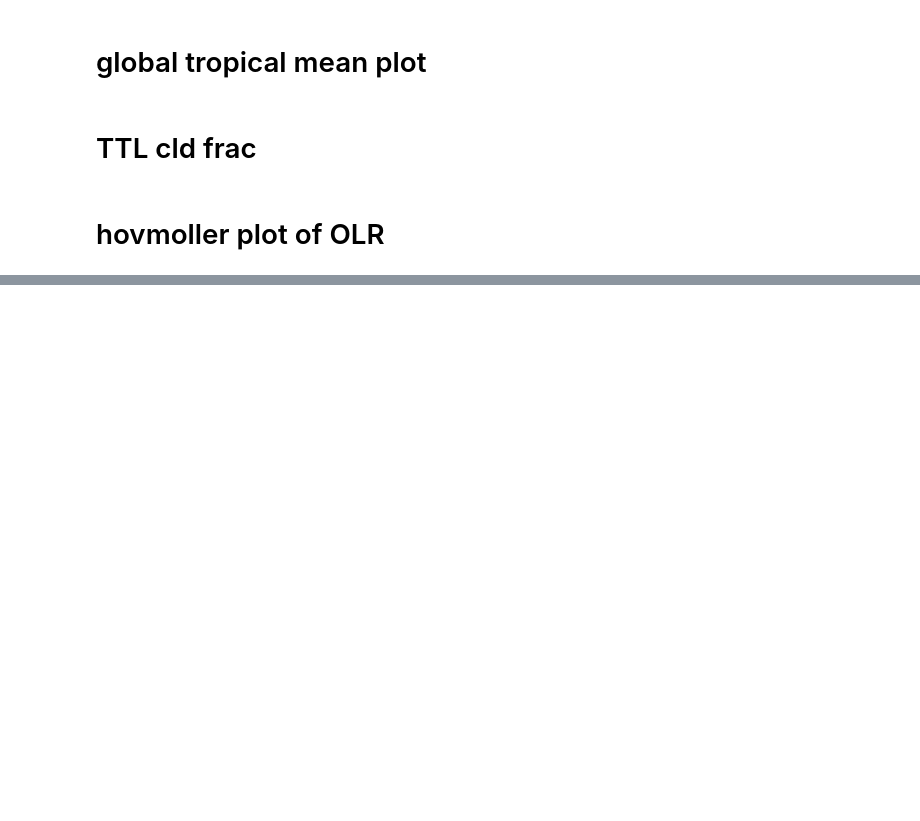
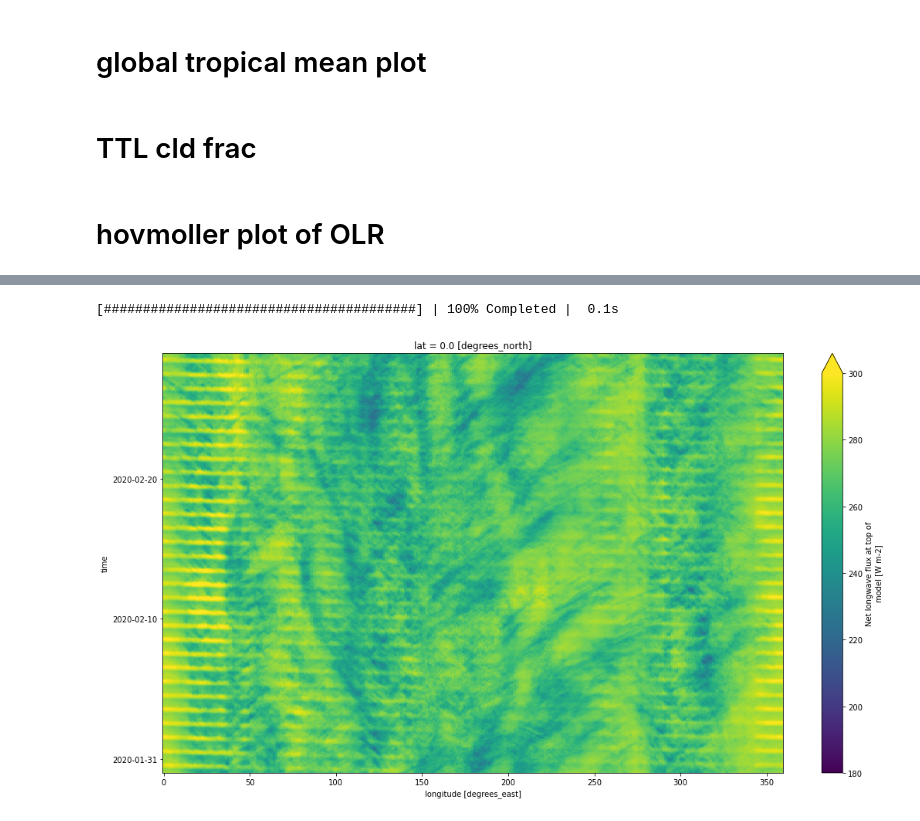
Before and after one commit to smturbev/dyamond2, a Jupyter notebook: python_scripts/global_tropics_mean.ipynb, the cells around one changed output, grey strips where cells are left out. Drawn from its saved outputs; the diff is of its cells as text; code cells hidden in the pictures; blank space fills up the shorter version.

```diff
--- a/python_scripts/global_tropics_mean.ipynb
+++ b/python_scripts/global_tropics_mean.ipynb
@@ -363,0 +408,10 @@ plt.show()
+# %%
+fig = plt.figure(figsize=(18,10))
+mod["SCREAMr1deg"][:,0].plot(
+# plt.pcolormesh(mod["GEOSr1deg"].lon.values, np.arange(448), mod["GEOSr1deg"][::12,0,:].values,
+        vmin=180, vmax=300, add_colorbar=True
+    )
+plt.show()
+# %% [output]
+[########################################] | 100% Completed |  0.1s
+[figure, added]
```
Also changed, not shown: parts of 4 cells of this notebook, 15 other files.
